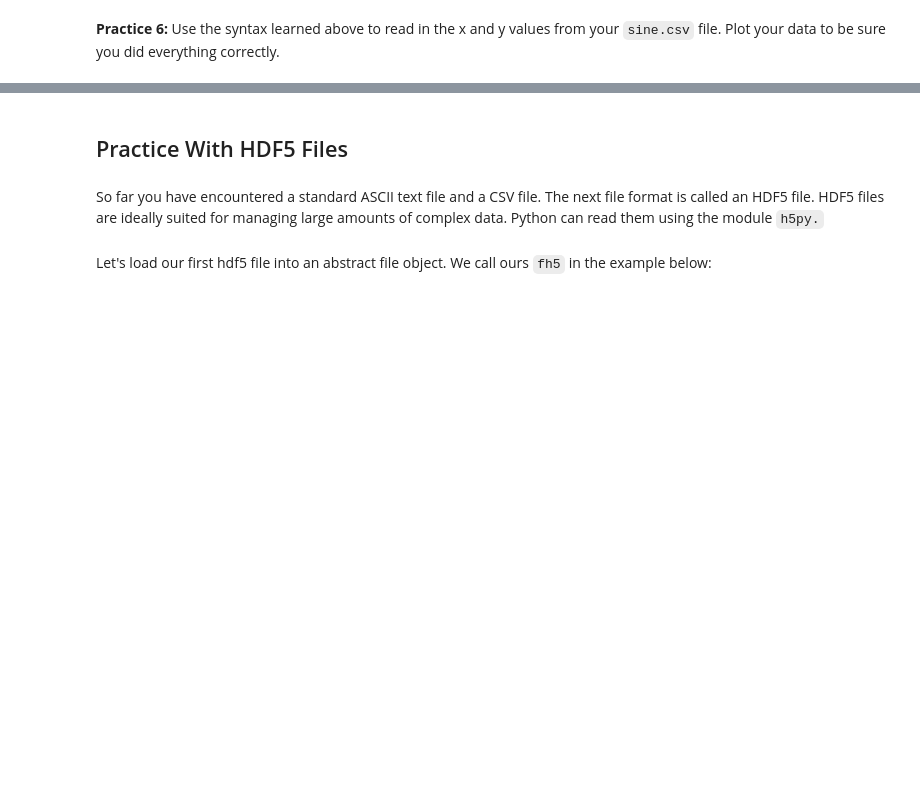
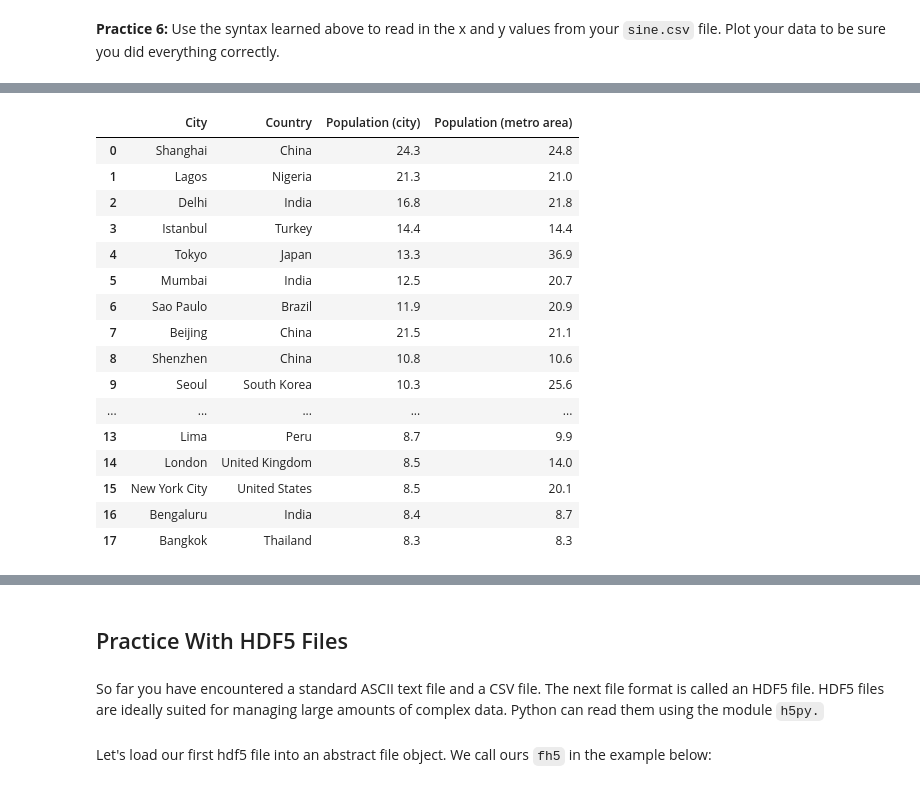
Before and after one commit to ds-connectors/Physics-88-SP23, a Jupyter notebook: Week06/WS04/Workshop04_optional.ipynb, the cells around one changed output, grey strips where cells are left out. Drawn from its saved outputs; the diff is of its cells as text; code cells hidden in the pictures; blank space fills up the shorter version.

```diff
--- a/Week06/WS04/Workshop04_optional.ipynb
+++ b/Week06/WS04/Workshop04_optional.ipynb
@@ -107,0 +133,23 @@ print("The city with the largest population is: %s with a population of %.1f mil
+# %%
+import pandas as pd
+
+df = pd.read_csv('cities.csv',delimiter=',')
+df
+# %% [output]
+|  | City | Country | Population (city) | Population (metro area) |
+| 0 | Shanghai | China | 24.3 | 24.8 |
+| 1 | Lagos | Nigeria | 21.3 | 21.0 |
+| 2 | Delhi | India | 16.8 | 21.8 |
+| 3 | Istanbul | Turkey | 14.4 | 14.4 |
+| 4 | Tokyo | Japan | 13.3 | 36.9 |
+| 5 | Mumbai | India | 12.5 | 20.7 |
+| 6 | Sao Paulo | Brazil | 11.9 | 20.9 |
+| 7 | Beijing | China | 21.5 | 21.1 |
+| 8 | Shenzhen | China | 10.8 | 10.6 |
+| 9 | Seoul | South Korea | 10.3 | 25.6 |
+| ... | ... | ... | ... | ... |
+| 13 | Lima | Peru | 8.7 | 9.9 |
+| 14 | London | United Kingdom | 8.5 | 14.0 |
+| 15 | New York City | United States | 8.5 | 20.1 |
+| 16 | Bengaluru | India | 8.4 | 8.7 |
+| 17 | Bangkok | Thailand | 8.3 | 8.3 |
```
Also changed, not shown: parts of 15 cells of this notebook, 1 other file.
